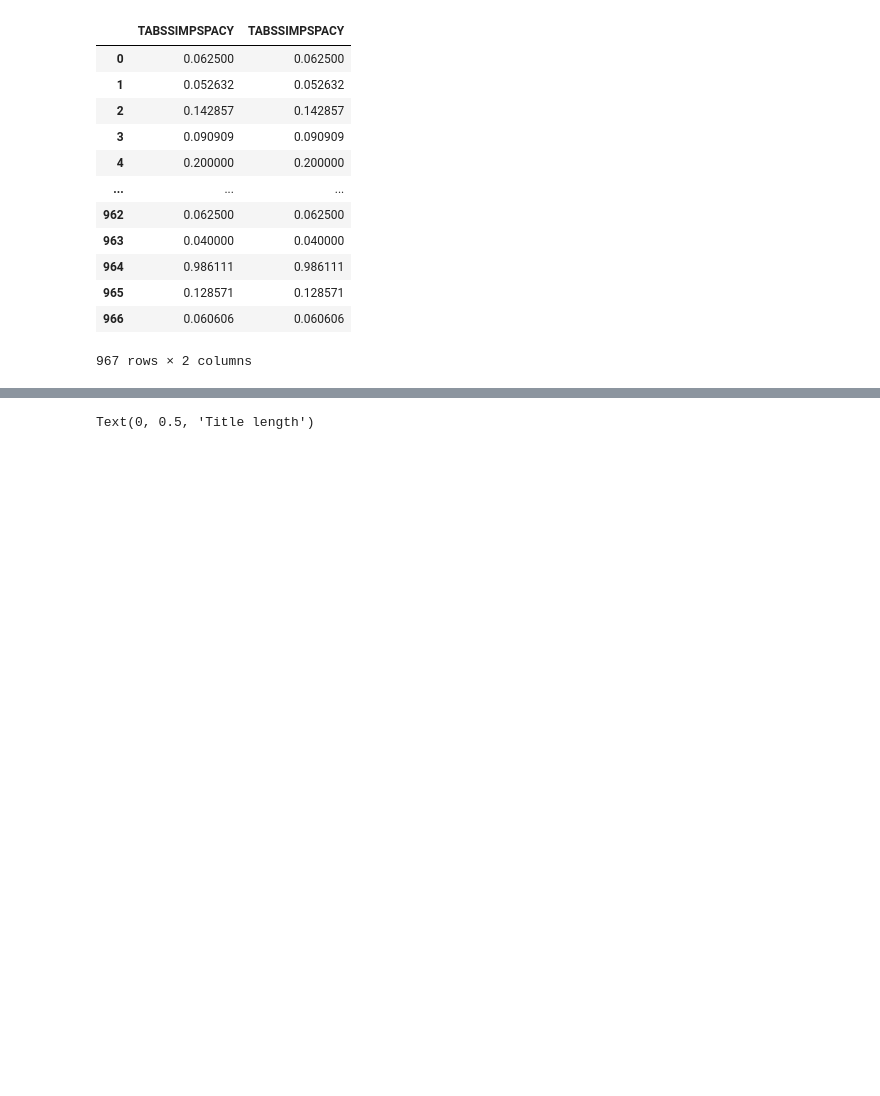
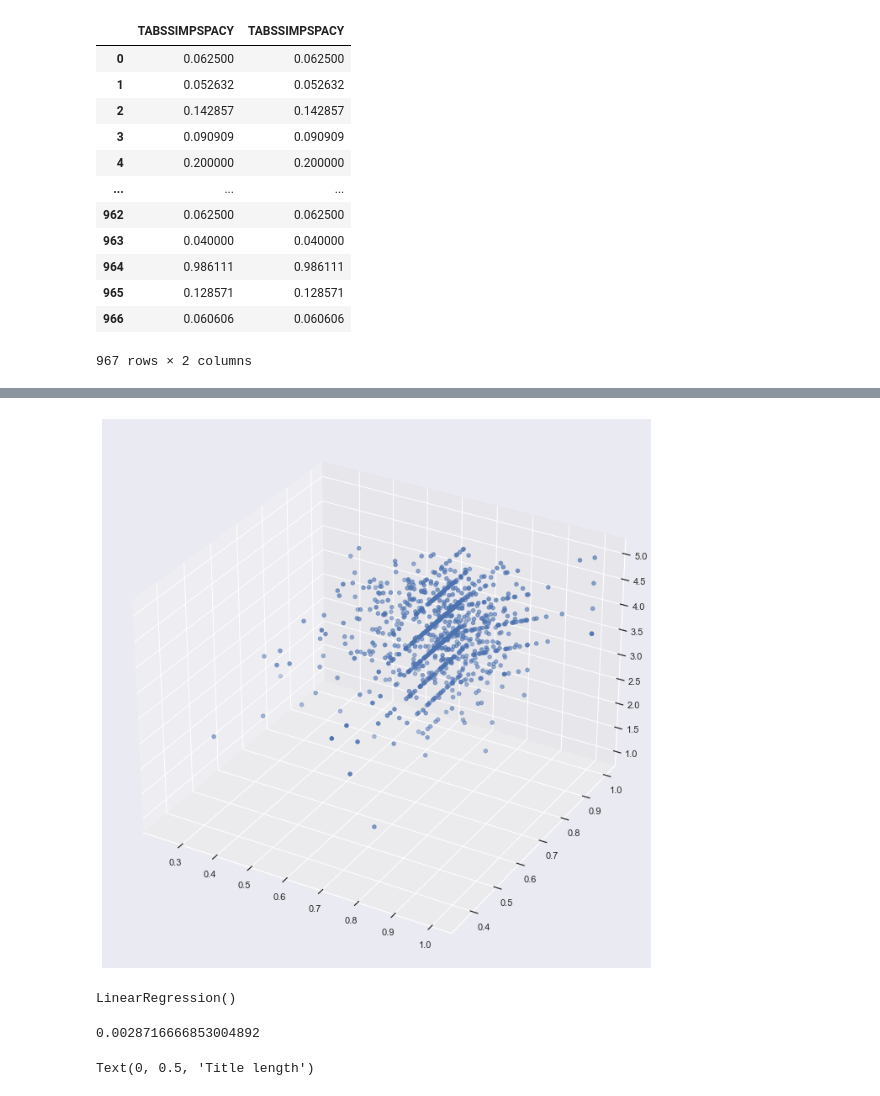
Before and after one commit to weTobias/news-title-article-correlation-model, a Jupyter notebook: code/notebooks/feature_selection.ipynb, the cells around one changed output, grey strips where cells are left out. Cells and saved outputs as stored; diff of their text form; code cells hidden in the pictures; blank space fills up the shorter version.

```diff
--- a/code/notebooks/feature_selection.ipynb
+++ b/code/notebooks/feature_selection.ipynb
@@ -212,3 +227,29 @@ g.tight_layout()
+# %%
+fig = plt.figure(figsize=(12, 12))
+ax = fig.add_subplot(projection='3d')
+
+sequence_containing_x_vals = df['TAMIKWWSSIMSPACY']
+sequence_containing_y_vals = df['TABSSIMSPACY']
+sequence_containing_z_vals = df['CV']
+
+ax.scatter(sequence_containing_x_vals, sequence_containing_y_vals, sequence_containing_z_vals)
+plt.show()
+# %% [output]
+[figure, added]
+# %%
+from sklearn.preprocessing import PolynomialFeatures
+from sklearn.model_selection import GridSearchCV
+poly_reg = PolynomialFeatures(degree=2)
+X_poly = poly_reg.fit_transform(X)
+lin_reg = LinearRegression()
+lin_reg.fit(X_poly,y)
+# %% [output]
+LinearRegression()
+# %%
+from sklearn.model_selection import cross_val_score
+cross_val_score(lin_reg, X, y, cv=10).mean()
+# %% [output]
+0.0028716666853004892
 # %%
 x_vars = [f'{i}' for i in X.columns]
 y_var = "CV"
```
Also changed, not shown: parts of 13 cells of this notebook, 13 other files.
